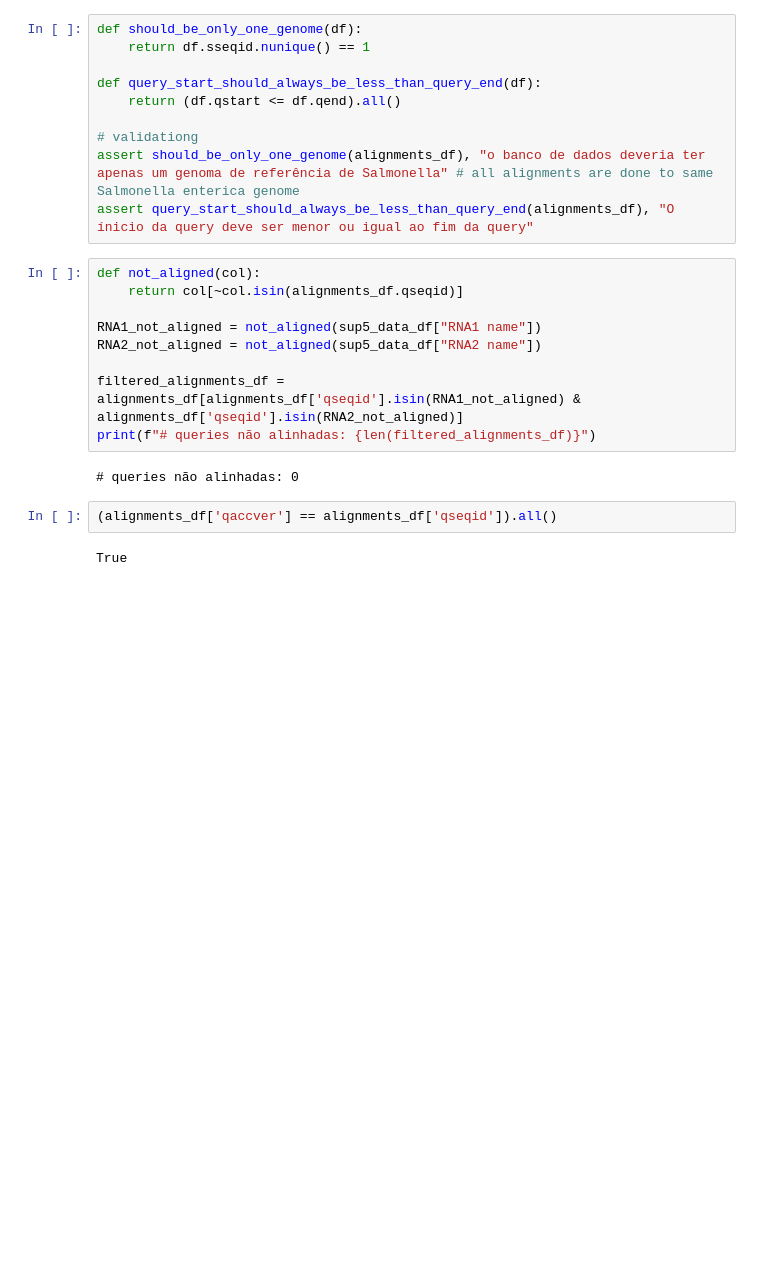
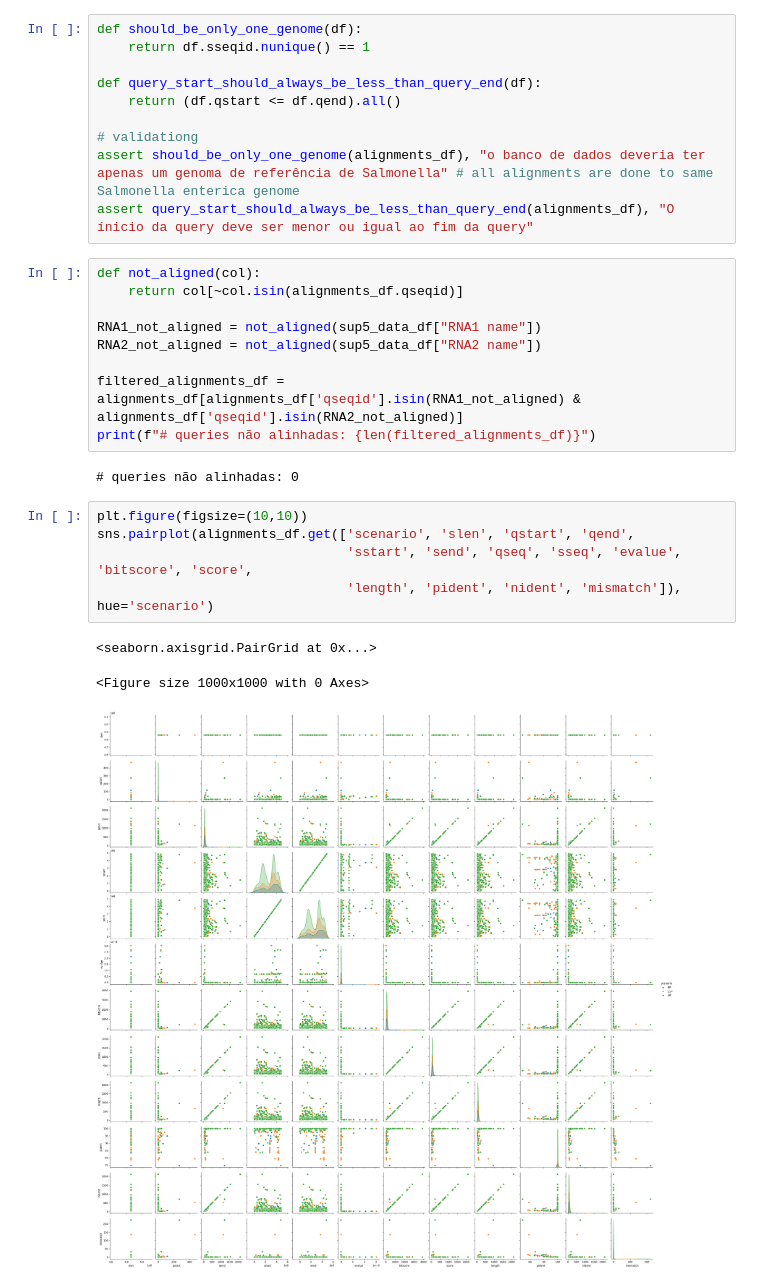
Before and after one commit to mtsz-thiago/sRNAs_Interactomes, a Jupyter notebook: data_sup_5_exploration.ipynb, the cells around one changed output. Saved outputs shown, nothing was run; the diff lists cells and outputs as text; blank space fills up the shorter version.

```diff
--- a/data_sup_5_exploration.ipynb
+++ b/data_sup_5_exploration.ipynb
@@ -67,7 +76,12 @@ filtered_alignments_df = alignments_df[alignments_df['qseqid'].isin(RNA1_not_ali
 print(f"# queries não alinhadas: {len(filtered_alignments_df)}")
 # %% [output]
 # queries não alinhadas: 0
-# %%
-(alignments_df['qaccver'] == alignments_df['qseqid']).all()
-# %% [output]
-True
+# %%
+plt.figure(figsize=(10,10))
+sns.pairplot(alignments_df.get(['scenario', 'slen', 'qstart', 'qend',
+                                'sstart', 'send', 'qseq', 'sseq', 'evalue', 'bitscore', 'score',
+                                'length', 'pident', 'nident', 'mismatch']), hue='scenario')
+# %% [output]
+<seaborn.axisgrid.PairGrid at 0x...>
+<Figure size 1000x1000 with 0 Axes>
+[figure, added]
```
Also changed, not shown: parts of 2 cells of this notebook.
